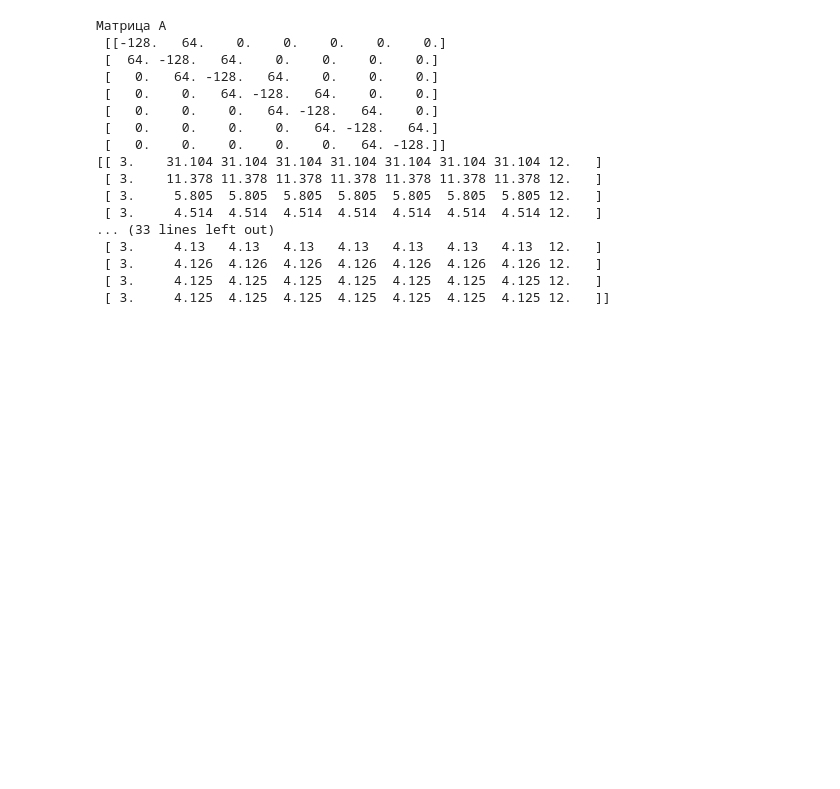
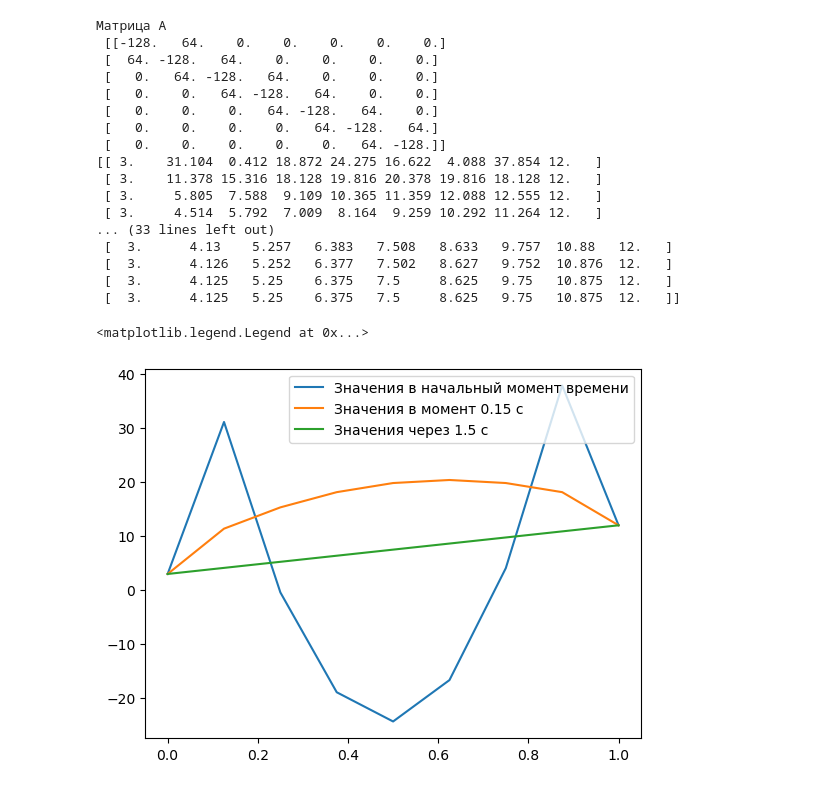
Before and after one commit to Vladislav-Solovev/For_eng_students, a Jupyter notebook: Lab2_Thermal_conductivity.ipynb, the cells around one changed output. Cells and saved outputs as stored; diff of their text form; code cells hidden in the pictures; blank space fills up the shorter version.

```diff
--- a/Lab2_Thermal_conductivity.ipynb
+++ b/Lab2_Thermal_conductivity.ipynb
@@ -1,6 +1,6 @@
 # %%
 import numpy as np
-from scipy.linalg import expm
+import matplotlib.pyplot as plt
 np.set_printoptions(precision=3, suppress=True)
 
 g = 3
@@ -25,41 +25,48 @@ F = c*F
 res = np.empty((nt, n+1))
 res[:nt, 0] = g
 res[:nt, n] = s
 print(res)
 
-x = np.arange(0, 1, h)
-psi = g + (g+3*s)*x[1:] - 2*(g+s)*x[1:]**2
+x = np.arange(0, 1+h, h)
+psi = g + (g+3*s)*x[1:-1] - 2*(g+s)*x[1:-1]**2
 J, T = np.linalg.eig(A)
 print('Матрица собственных векторов\n',T)
 print('Собственные значения\n', J)
 
 T_inv = np.linalg.inv(T)
 print('Матрица обратная к матрице Т\n', T_inv)
 t_res = []
 for k in range(nt):
     t = tau*k
     ETJ = np.exp(t*J)
     EAt = T@ETJ@T_inv
     u = EAt@psi - np.linalg.inv(A)@(E-EAt)@F
-    res[k,1:-1] = u[:][0]
+    res[k,1:-1] = u[:,0]
     t_res.append(t)
 print('Массив координат точек табуляции по времени\n', t_res)
 print('Массив значений температуры в точках табуляции\n', res)
+
+plt.plot(x, res[0], label='Значения в начальный момент времени')
+plt.plot(x, res[1], label=f'Значения в момент {tau} с')
+plt.plot(x, res[-1], label='Значения через 1.5 с')
+plt.legend()
 # %% [output]
 Матрица А
  [[-128.   64.    0.    0.    0.    0.    0.]
  [  64. -128.   64.    0.    0.    0.    0.]
  [   0.   64. -128.   64.    0.    0.    0.]
  [   0.    0.   64. -128.   64.    0.    0.]
  [   0.    0.    0.   64. -128.   64.    0.]
  [   0.    0.    0.    0.   64. -128.   64.]
  [   0.    0.    0.    0.    0.   64. -128.]]
-[[ 3.    31.104 31.104 31.104 31.104 31.104 31.104 31.104 12.   ]
- [ 3.    11.378 11.378 11.378 11.378 11.378 11.378 11.378 12.   ]
- [ 3.     5.805  5.805  5.805  5.805  5.805  5.805  5.805 12.   ]
- [ 3.     4.514  4.514  4.514  4.514  4.514  4.514  4.514 12.   ]
+[[ 3.    31.104  0.412 18.872 24.275 16.622  4.088 37.854 12.   ]
+ [ 3.    11.378 15.316 18.128 19.816 20.378 19.816 18.128 12.   ]
+ [ 3.     5.805  7.588  9.109 10.365 11.359 12.088 12.555 12.   ]
+ [ 3.     4.514  5.792  7.009  8.164  9.259 10.292 11.264 12.   ]
 ... (33 lines left out)
- [ 3.     4.13   4.13   4.13   4.13   4.13   4.13   4.13  12.   ]
- [ 3.     4.126  4.126  4.126  4.126  4.126  4.126  4.126 12.   ]
- [ 3.     4.125  4.125  4.125  4.125  4.125  4.125  4.125 12.   ]
- [ 3.     4.125  4.125  4.125  4.125  4.125  4.125  4.125 12.   ]]
+ [  3.      4.13    5.257   6.383   7.508   8.633   9.757  10.88   12.   ]
+ [  3.      4.126   5.252   6.377   7.502   8.627   9.752  10.876  12.   ]
+ [  3.      4.125   5.25    6.375   7.5     8.625   9.75   10.875  12.   ]
+ [  3.      4.125   5.25    6.375   7.5     8.625   9.75   10.875  12.   ]]
+<matplotlib.legend.Legend at 0x...>
+[figure, added]
```
